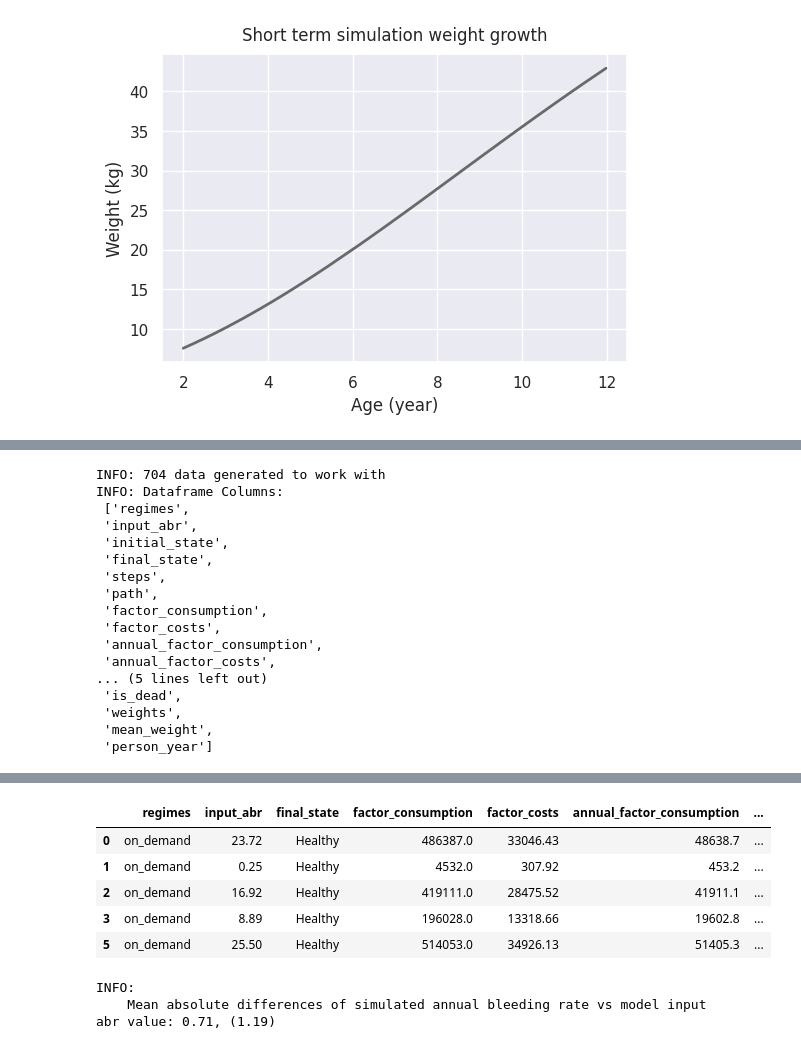
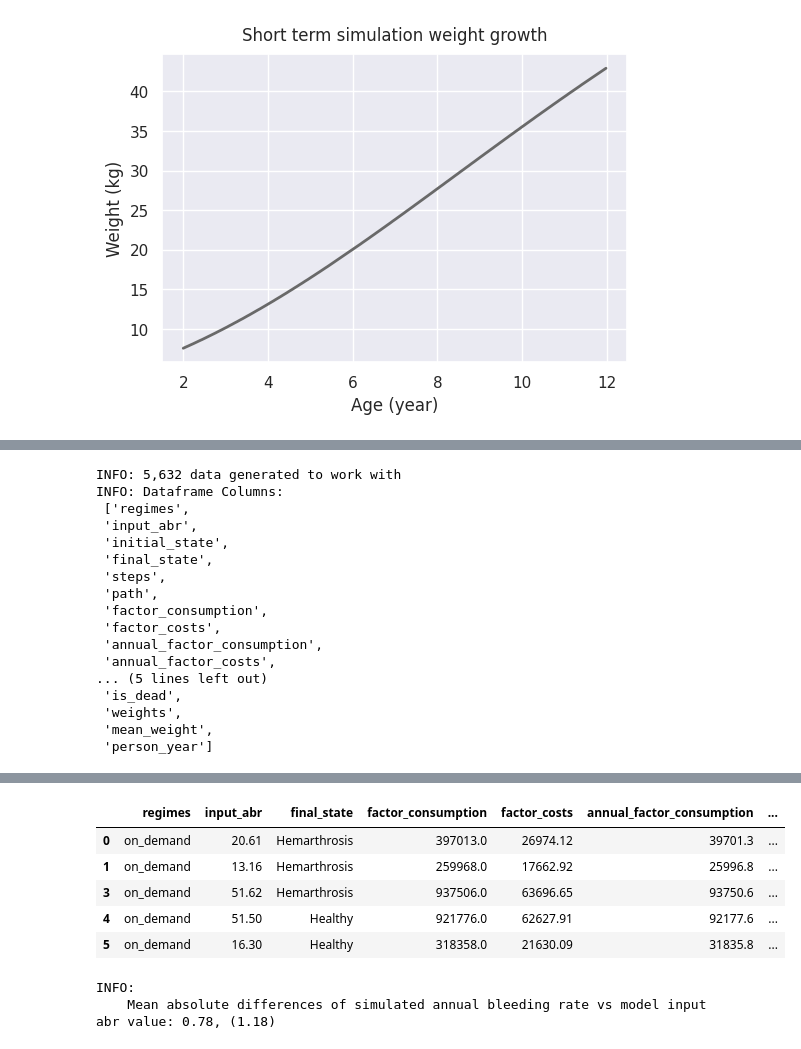
Before and after one commit to MohammadHashemian/SimpleMarkovChain, a Jupyter notebook: notebooks/03_hemophilia_cua_youngs.ipynb, the cells around one changed output, grey strips where cells are left out. Cells and saved outputs as stored; diff of their text form; code cells hidden in the pictures.

```diff
--- a/notebooks/03_hemophilia_cua_youngs.ipynb
+++ b/notebooks/03_hemophilia_cua_youngs.ipynb
@@ -64,7 +64,7 @@ logger.info(
 )
 
 # INPUTS
-sobol_sample_size = 256  # simulated sample final count follows: N * (D + 2)
+sobol_sample_size = 512  # simulated sample final count follows: N * (D + 2)
 n_cycles = constants.SHORT_TERM_CYCLE_COUNTS
 ssp = constants.SHORT_SIMULATION_START_AGE_IN_WEEK  # simulation starting point
 estate = constants.START_STATE  # Entrance state
@@ -169,6 +169,7 @@ x_text = ax.set_xlabel("Age (year)")
 INFO: Patients average weight: 24.27 kg
 [figure]
 # %%
+import model.markov_chain
 import model.types
 
 
@@ -180,7 +181,7 @@ markov = mc.MarkovChains(
     conditions=None,
 )
 logger.info(f"Starting simulations for {n_cycles} steps (weeks)")
-on_demand_results = psa.parallelize_markov_chain(
+od_sample = model.markov_chain.parallelize_markov_chain(
     simulation_name="on_demand",
     worker_inputs=[
         model.types.HemophiliaInput(
@@ -196,7 +197,7 @@ on_demand_results = psa.parallelize_markov_chain(
     worker_func=psa.worker_function,
     markov_chain=markov,
 )
-prophylaxis_results = psa.parallelize_markov_chain(
+prophylaxis_results = model.markov_chain.parallelize_markov_chain(
     simulation_name="prophylaxis",
     worker_inputs=[
         model.types.HemophiliaInput(
@@ -218,6 +220,6 @@ INFO: Starting simulations for 520 steps (weeks)
 # %%
 # Unwrap input outputs from results
-on_demand_inputs, on_demand_outputs = on_demand_results
+on_demand_inputs, on_demand_outputs = od_sample
 prophylaxis_inputs, prophylaxis_outputs = prophylaxis_results
 # %%
 SAMPLE_SIZE = len(on_demand_sampled_abr)
@@ -232,7 +234,7 @@ for key in ["arthropathy", "is_dead", "weights", "mean_weight", "person_year"]:
 
 logger.info("Dataframe Columns: \n {}".format(cols).replace(",", ",\n"))
 # %% [output]
-INFO: 704 data generated to work with
+INFO: 5,632 data generated to work with
 INFO: Dataframe Columns:
  ['regimes',
  'input_abr',
@@ -296,7 +298,7 @@ def to_stage(pettersson_score_sequence: list[int | float] | np.ndarray):
         raise ValueError(f"No stage defined for pettersson score: {max_score}")
 
 
-run_time = time()
+start = time()
 on_demand_df = pd.DataFrame(
     columns=cols,
     data={
@@ -328,10 +330,10 @@ person_year = lambda x: round(len(x) / constants.WOY, 2)  # noqa: E731
 
 on_demand_df["mean_weight"] = on_demand_df["weights"].apply(mean_weight)
 on_demand_df["person_year"] = on_demand_df["weights"].apply(person_year)
-exc_time = round((time() - run_time), 2)
+exc_time = round((time() - start), 2)
 logger.info(f"Loading on_demand data with pandas took {exc_time} seconds")
 
-run_time = time()
+start = time()
 prophylaxis_df = pd.DataFrame(
     data={
         "regimes": "prophylaxis",
@@ -360,7 +362,7 @@ prophylaxis_df = pd.DataFrame(
 )
 prophylaxis_df["mean_weight"] = prophylaxis_df["weights"].apply(mean_weight)
 prophylaxis_df["person_year"] = prophylaxis_df["weights"].apply(person_year)
-exc_time = round((time() - run_time), 2)
+exc_time = round((time() - start), 2)
 logger.info(f"loading prophylaxis data with pandas took {exc_time} seconds")
 
 df_raw = pd.concat([on_demand_df, prophylaxis_df])
@@ -376,9 +378,9 @@ INFO: loading prophylaxis data with pandas took 0.36 seconds
 |  | regimes | input_abr | final_state | factor_consumption | factor_costs | annual_factor_consumption | ... |
-| 0 | on_demand | 23.72 | Healthy | 486387.0 | 33046.43 | 48638.7 | ... |
-| 1 | on_demand | 0.25 | Healthy | 4532.0 | 307.92 | 453.2 | ... |
-| 2 | on_demand | 16.92 | Healthy | 419111.0 | 28475.52 | 41911.1 | ... |
-| 3 | on_demand | 8.89 | Healthy | 196028.0 | 13318.66 | 19602.8 | ... |
-| 5 | on_demand | 25.50 | Healthy | 514053.0 | 34926.13 | 51405.3 | ... |
+| 0 | on_demand | 20.61 | Hemarthrosis | 397013.0 | 26974.12 | 39701.3 | ... |
+| 1 | on_demand | 13.16 | Hemarthrosis | 259968.0 | 17662.92 | 25996.8 | ... |
+| 3 | on_demand | 51.62 | Hemarthrosis | 937506.0 | 63696.65 | 93750.6 | ... |
+| 4 | on_demand | 51.50 | Healthy | 921776.0 | 62627.91 | 92177.6 | ... |
+| 5 | on_demand | 16.30 | Healthy | 318358.0 | 21630.09 | 31835.8 | ... |
 # %%
 df_alive = df[df["is_dead"] == False]  # noqa: E712
 abs_diff = np.abs(df_alive["abr"] - df_alive["input_abr"])
@@ -391,7 +393,7 @@ logger.info(
 )
 # %% [output]
 INFO:
-    Mean absolute differences of simulated annual bleeding rate vs model input abr value: 0.71, (1.19)
+    Mean absolute differences of simulated annual bleeding rate vs model input abr value: 0.78, (1.18)
 # %%
 # TODO: Visualize model generated transition matrix, or store them as csv files
 # %%
```
Also changed, not shown: parts of 13 cells of this notebook, 2 other files.
